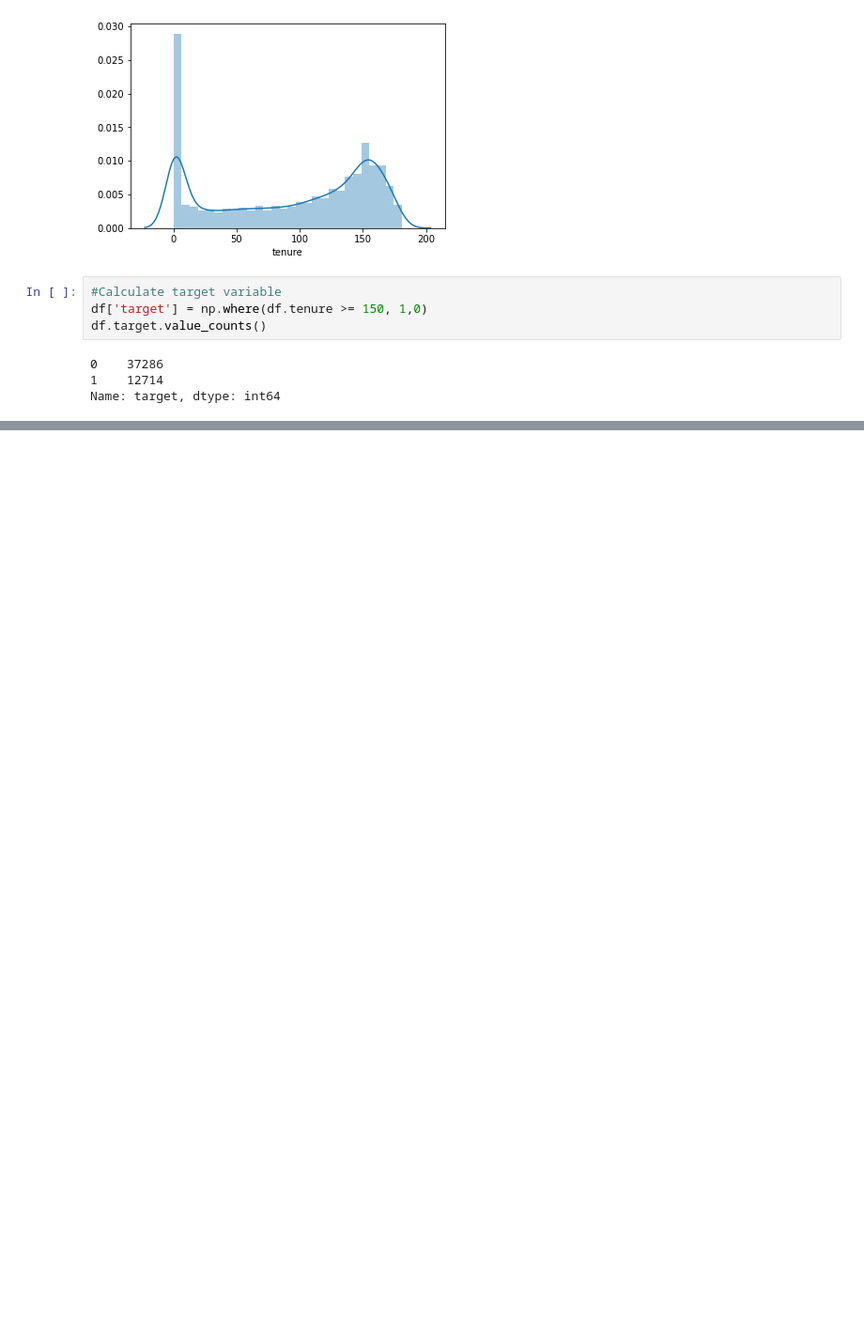
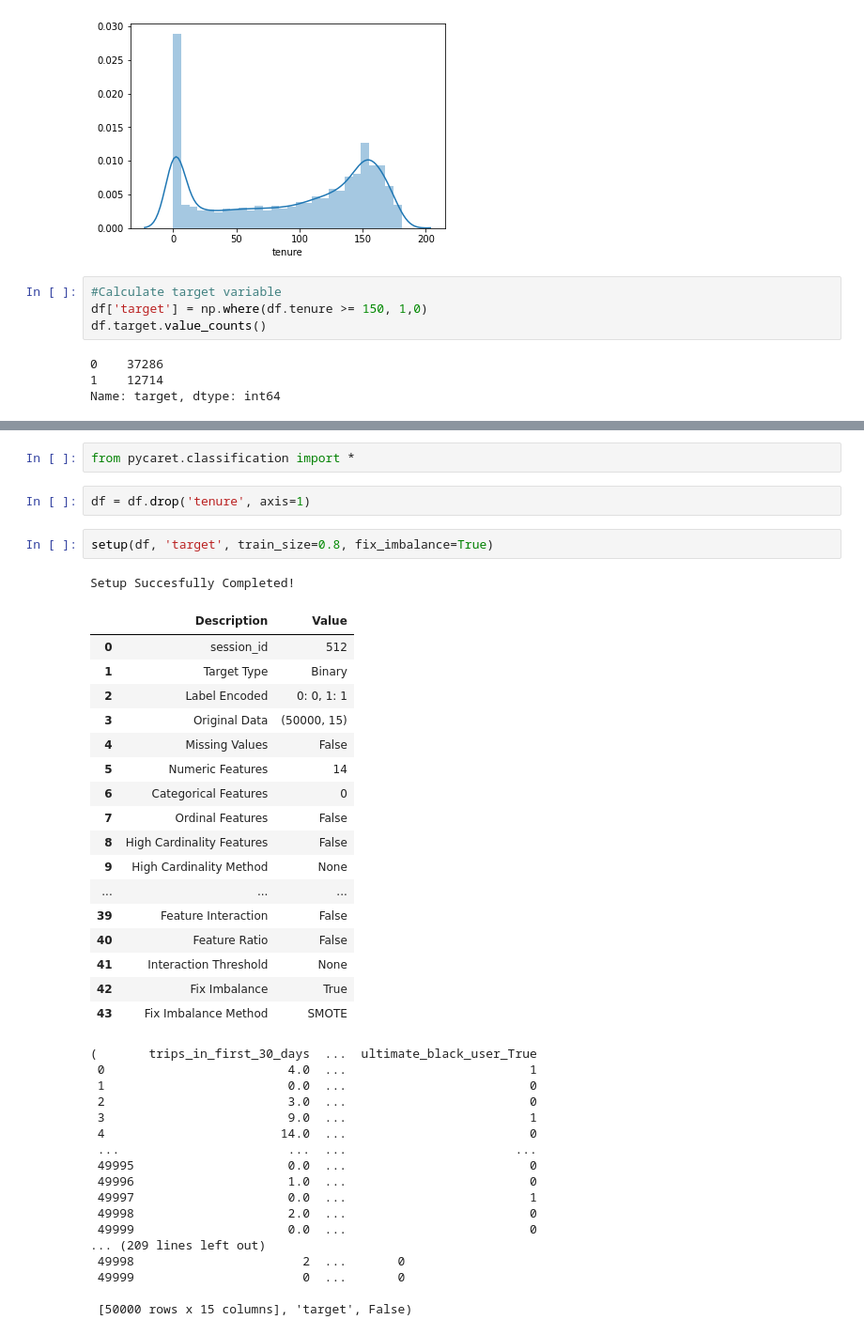
Before and after one commit to SwissMisra/Ultimate_Tech, a Jupyter notebook: Part 3 - Predictive Modeling.ipynb, the cells around one changed output, grey strips where cells are left out. Shown at 94% size. Cells and saved outputs as stored; diff of their text form; blank space fills up the shorter version.

```diff
--- a/Part 3 - Predictive Modeling.ipynb
+++ b/Part 3 - Predictive Modeling.ipynb
@@ -170,0 +195,42 @@ Please also refer to the documentation for alternative solver options:
+# %%
+from pycaret.classification import *
+# %%
+df = df.drop('tenure', axis=1)
+# %%
+setup(df, 'target', train_size=0.8, fix_imbalance=True)
+# %% [output]
+Setup Succesfully Completed!
+|  | Description | Value |
+| 0 | session_id | 512 |
+| 1 | Target Type | Binary |
+| 2 | Label Encoded | 0: 0, 1: 1 |
+| 3 | Original Data | (50000, 15) |
+| 4 | Missing Values | False |
+| 5 | Numeric Features | 14 |
+| 6 | Categorical Features | 0 |
+| 7 | Ordinal Features | False |
+| 8 | High Cardinality Features | False |
+| 9 | High Cardinality Method | None |
+| ... | ... | ... |
+| 39 | Feature Interaction | False |
+| 40 | Feature Ratio | False |
+| 41 | Interaction Threshold | None |
+| 42 | Fix Imbalance | True |
+| 43 | Fix Imbalance Method | SMOTE |
+(       trips_in_first_30_days  ...  ultimate_black_user_True
+ 0                         4.0  ...                         1
+ 1                         0.0  ...                         0
+ 2                         3.0  ...                         0
+ 3                         9.0  ...                         1
+ 4                        14.0  ...                         0
+ ...                       ...  ...                       ...
+ 49995                     0.0  ...                         0
+ 49996                     1.0  ...                         0
+ 49997                     0.0  ...                         1
+ 49998                     2.0  ...                         0
+ 49999                     0.0  ...                         0
+... (209 lines left out)
+ 49998                       2  ...       0
+ 49999                       0  ...       0
+
+ [50000 rows x 15 columns], 'target', False)
```
Also changed, not shown: parts of 16 cells of this notebook.
